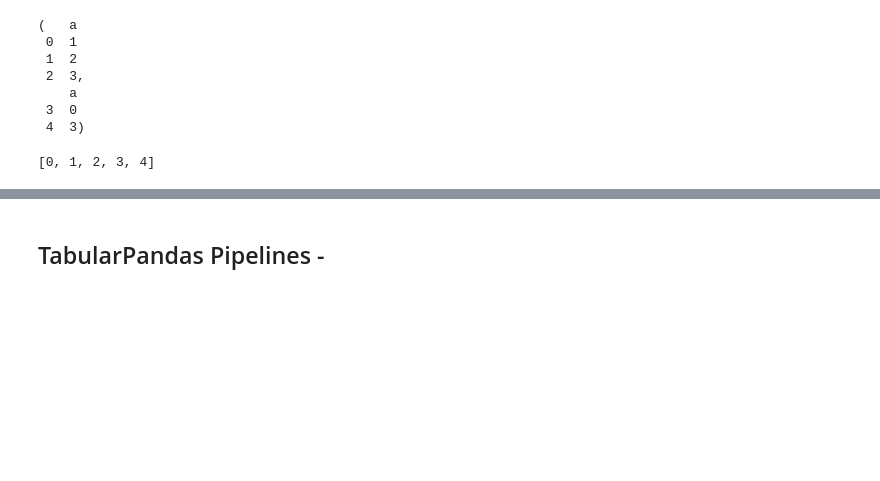
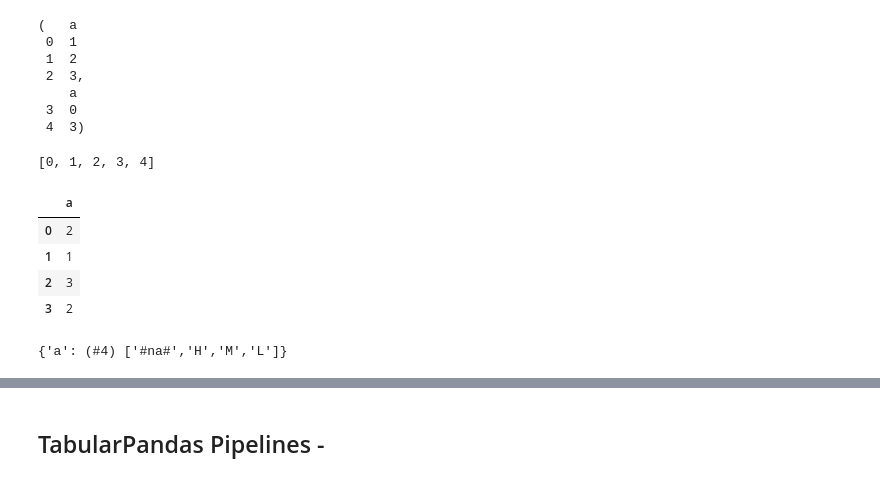
Before and after one commit to anhquan0412/fastai2, a Jupyter notebook: quan-nbs/7_40_tabular.core.ipynb, the cells around one changed output, grey strips where cells are left out. Saved outputs shown, nothing was run; the diff lists cells and outputs as text; code cells hidden in the pictures; blank space fills up the shorter version.

```diff
--- a/quan-nbs/7_40_tabular.core.ipynb
+++ b/quan-nbs/7_40_tabular.core.ipynb
@@ -576 +599,14 @@ sum([[0,1,2],[3,4]],[])
+# %%
+to.items
+# %% [output]
+|  | a |
+| 0 | 2 |
+| 1 | 1 |
+| 2 | 3 |
+| 3 | 2 |
+# %%
+cat = to.procs.categorify
+cat.classes
+# %% [output]
+{'a': (#4) ['#na#','H','M','L']}
 # %%
```
Also changed, not shown: parts of 46 cells of this notebook.
